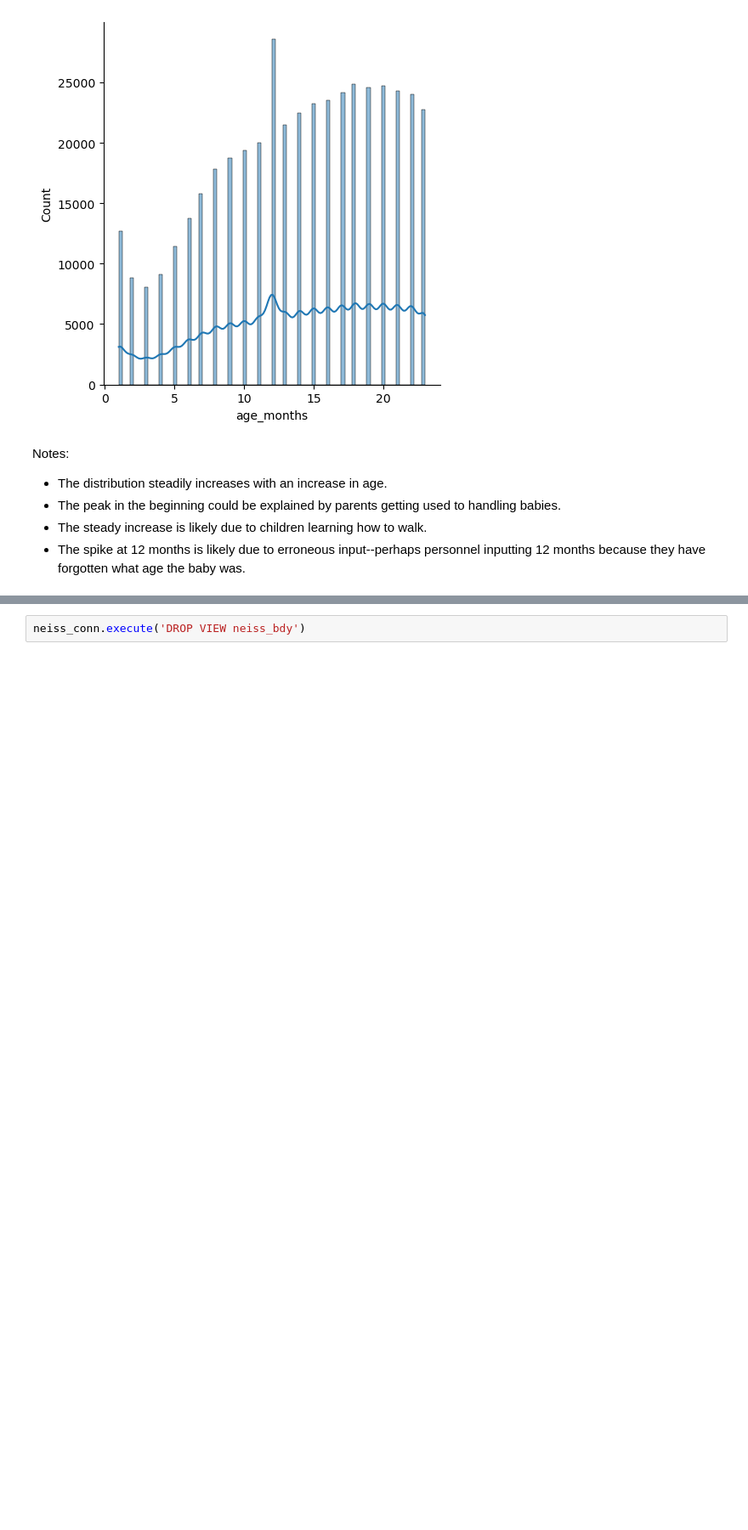
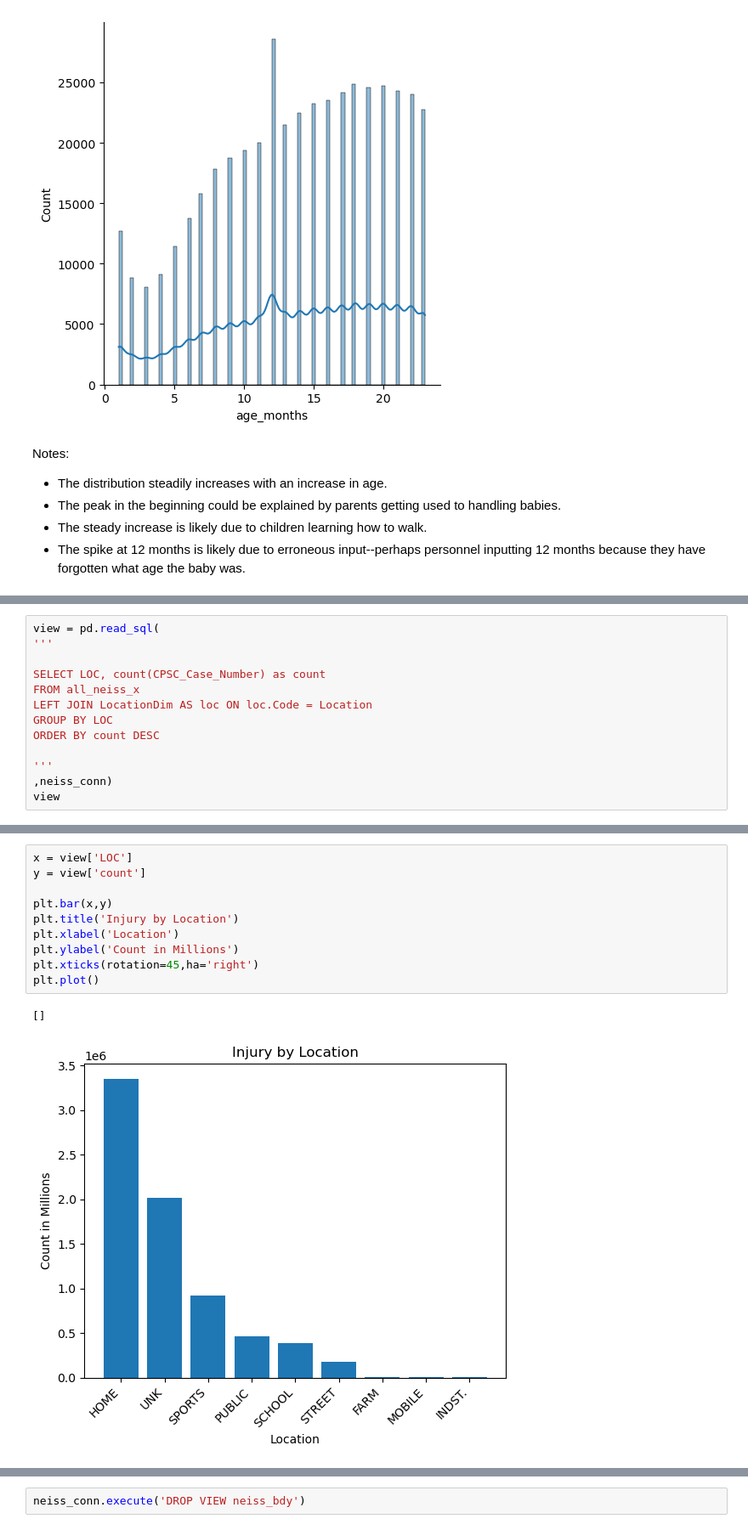
Before and after one commit to yzaya/NEISS-Dash-Analysis, a Jupyter notebook: NEISS-Analysis.ipynb, the cells around one changed output, grey strips where cells are left out. Shown at 85% size. Drawn from its saved outputs; the diff is of its cells as text; blank space fills up the shorter version.

```diff
--- a/NEISS-Analysis.ipynb
+++ b/NEISS-Analysis.ipynb
@@ -1591,0 +1644,13 @@ Notes:
+# %%
+view = pd.read_sql(
+'''
+
+SELECT LOC, count(CPSC_Case_Number) as count
+FROM all_neiss_x
+LEFT JOIN LocationDim AS loc ON loc.Code = Location
+GROUP BY LOC
+ORDER BY count DESC
+
+'''
+,neiss_conn)
+view
@@ -1591,0 +1668,13 @@ Notes:
+# %%
+x = view['LOC']
+y = view['count']
+
+plt.bar(x,y)
+plt.title('Injury by Location')
+plt.xlabel('Location')
+plt.ylabel('Count in Millions')
+plt.xticks(rotation=45,ha='right')
+plt.plot()
+# %% [output]
+[]
+[figure, added]
```
Also changed, not shown: parts of 38 cells of this notebook.
